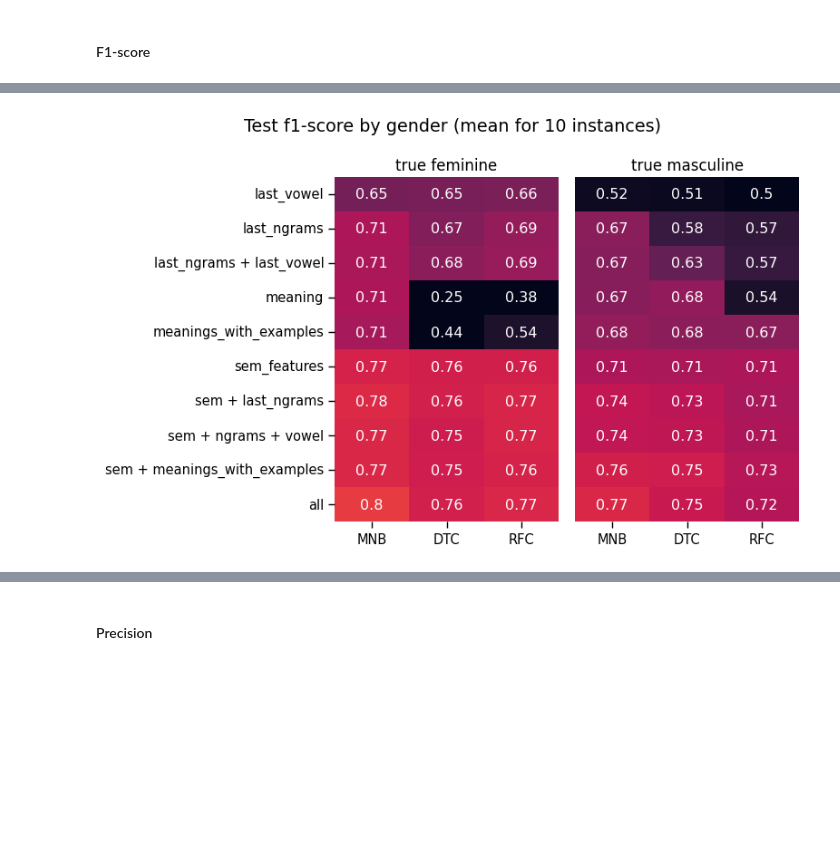
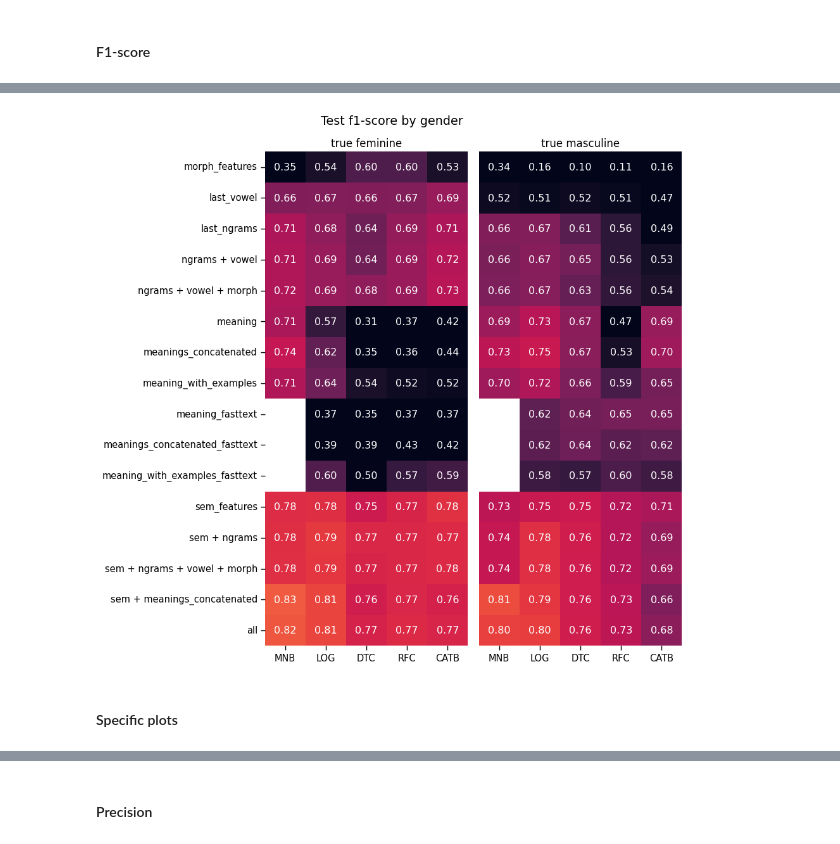
Before and after one commit to mashakrivolap/Coursework2024shughnigender, a Jupyter notebook: Predicting the Gender Category for Shughni Nouns Using Machine Learning Methods.ipynb, the cells around one changed output, grey strips where cells are left out. Saved outputs shown, nothing was run; the diff lists cells and outputs as text; code cells hidden in the pictures; blank space fills up the shorter version.

Commit message:
more visualizations

```diff
--- a/Predicting the Gender Category for Shughni Nouns Using Machine Learning Methods.ipynb
+++ b/Predicting the Gender Category for Shughni Nouns Using Machine Learning Methods.ipynb
@@ -51,7 +58,7 @@ data = pd.read_csv("data.csv")
 print("initial size:", data.shape[0], "entries")
 data = data[
     (data["meaning_gender"].isin(["m", "f"])) &
-    (~data["comment"].isin(["adjective", "deverbal", "infinitive", "fluid", "onomatopoeia", "name", "abstr human"])) &
+    (~data["comment"].isin(["adjective", "fluid", "onomatopoeia", "name", "abstr human"])) &
     (data["russian_borrowing"] != 1)
 ]
 data["meaning_gender"] = pd.Categorical(data["meaning_gender"], categories=["f", "m"])
@@ -75,9 +82,14 @@ after balancing: 2354 entries
 sem_features = ["human", "sex=f", "sex=m",
                 "ind_spec", "mass_abstr", "large", "small",
                 "animal", "water", "tree", "fruit", "tech_transport", "cultural_product",
-                "household_object", "food", "drink", "plant", "event", "pos", "neg",
+                "household_object", "food", "drink", "plant", "event",
+                "pos", "neg",
                 "weather", "body_part", "building", "landscape", "diary_product", "sickness"]
-morph_features = ["suffix_ak", "suffix_bVc"]
+
+morph_features = [
+    "deverbal", "infinitive"
+]
+
 vowels = ("a", "ā", "e", "ê", "i", "ī", "o", "u", "ū", "ů")
 
 bad_letters = [("x̌", "X"), ("ɣ̌", "G"), ("ǰ", "j")]
@@ -527,13 +670,14 @@ SELECT_FEATURES = True
 
 if SELECT_FEATURES:
     for feature in tqdm(x_feature_values, desc="FEATURES"):
-        var_threshold = 0.0005
-        remaining_indices = list(delete_small_variance(feature, var_threshold))
+
+        remaining_indices = list(delete_small_variance(feature, THRESHOLD=0.0005))
         if feature in NONVECTORIZED_FEATURE_NAMES:
-            selected_feature_names = [NONVECTORIZED_FEATURE_NAMES[feature][i] for i in remaining_indices]
-            if not isinstance(x_feature_values[feature], np.ndarray):
-                x_feature_values[feature] = x_feature_values[feature].toarray()
-            x_feature_values[feature] = pd.DataFrame(x_feature_values[feature], columns=selected_feature_names)
+            select_feature_names(feature, remaining_indices)
+
+        remaining_indices = list(delete_collinear(feature, remaining_indices, THRESHOLD=0.95))
+        if feature in NONVECTORIZED_FEATURE_NAMES:
+            select_feature_names(feature, remaining_indices)
 
 selected = "" if SELECT_FEATURES else "_notselected"
 # %% [output]
@@ -631,10 +795,10 @@ def TRAIN(FEATURES):
 # %%
 MODELS_TO_TRAIN = (
     "MNB",
-    #"LOG",
+    "LOG",
     #"SGD",
     "DTC",
     "RFC",
-    #"CATB"
+    "CATB"
 )
 # %%
@@ -700,4 +971,6 @@ plot_metric_all("f1-score-weighted")
 # %%
-plot_metric_by_class("f1-score")
+plot_metric_by_class("f1-score", x_feature_values, MODELS_TO_TRAIN, filename_suffix="full")
 # %% [output]
-[figure, old version]
+[figure, new version]
+# %% [markdown]
+#### Specific plots
```
Also changed, not shown: parts of 63 cells of this notebook, 2 other files.
